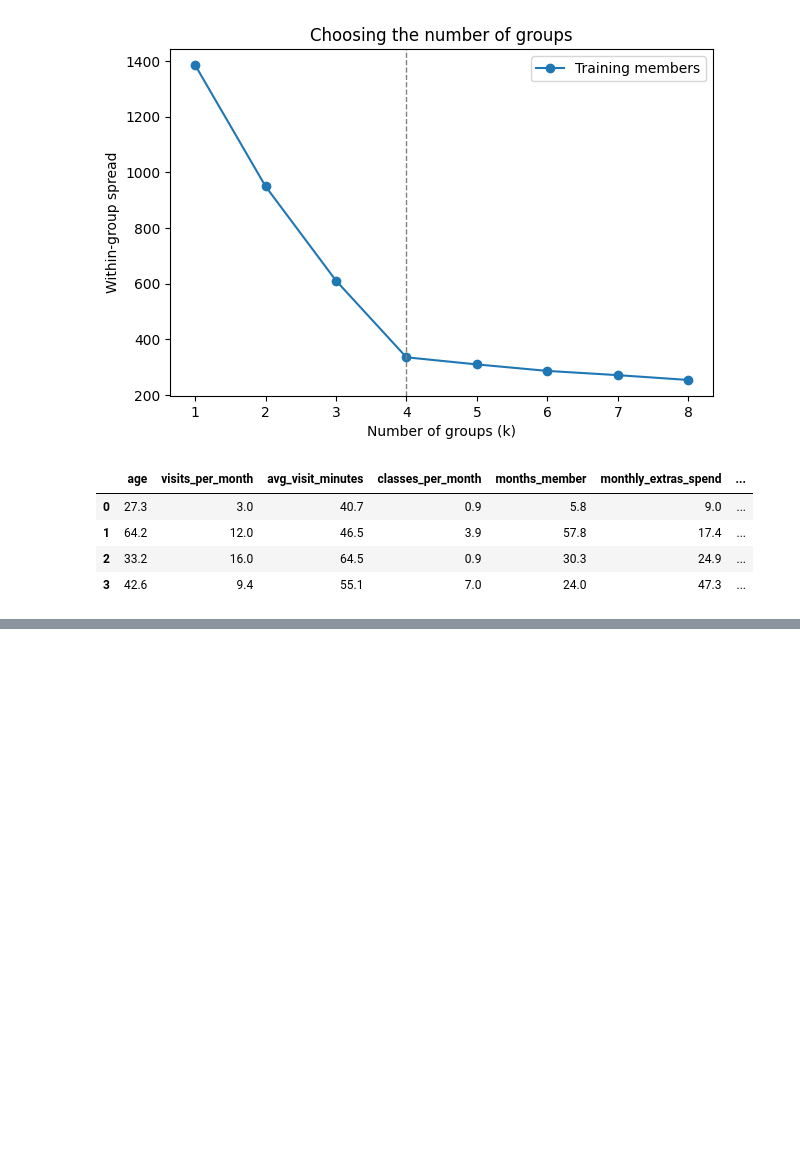
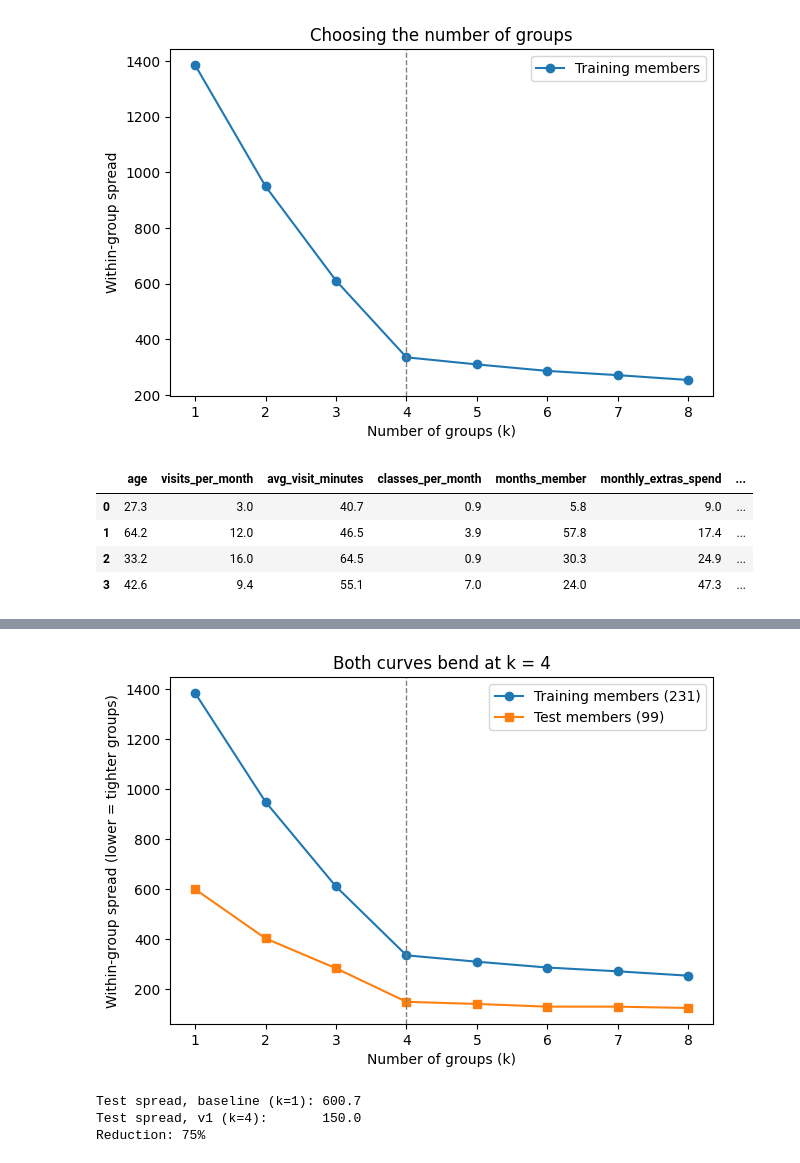
Before and after one commit to ak12463-arch/gym-member-segments, a Jupyter notebook: analysis.ipynb, the cells around one changed output, grey strips where cells are left out. Saved outputs shown, nothing was run; the diff lists cells and outputs as text; code cells hidden in the pictures; blank space fills up the shorter version.

```diff
--- a/analysis.ipynb
+++ b/analysis.ipynb
@@ -96,3 +96,10 @@ centers
 | 1 | 64.2 | 12.0 | 46.5 | 3.9 | 57.8 | 17.4 | ... |
 | 2 | 33.2 | 16.0 | 64.5 | 0.9 | 30.3 | 24.9 | ... |
 | 3 | 42.6 | 9.4 | 55.1 | 7.0 | 24.0 | 47.3 | ... |
+# %%
+test_spread = []
+
+for k in k_values:
+    km = models[k]                       # the model fitted on TRAINING members
+    test_spread.append(-km.score(X_test_scaled))   # sum of squared distances to nearest center
+    print(f"k={k}: test spread = {test_spread[-1]:.1f}")
@@ -98,0 +115,22 @@ centers
+# %%
+plt.figure(figsize=(7, 4.5))
+plt.plot(list(k_values), train_spread, marker="o", label="Training members (231)")
+plt.plot(list(k_values), test_spread, marker="s", label="Test members (99)")
+plt.axvline(4, color="gray", linestyle="--", linewidth=1)
+plt.xlabel("Number of groups (k)")
+plt.ylabel("Within-group spread (lower = tighter groups)")
+plt.title("Both curves bend at k = 4")
+plt.legend()
+plt.savefig("elbow.png", dpi=200, bbox_inches="tight")
+plt.show()
+# %% [output]
+[figure, added]
+# %%
+base, v1 = test_spread[0], test_spread[3]   # k=1 and k=4
+print(f"Test spread, baseline (k=1): {base:.1f}")
+print(f"Test spread, v1 (k=4):       {v1:.1f}")
+print(f"Reduction: {(base - v1) / base:.0%}")
+# %% [output]
+Test spread, baseline (k=1): 600.7
+Test spread, v1 (k=4):       150.0
+Reduction: 75%
```
Also changed, not shown: parts of 1 cell of this notebook.
